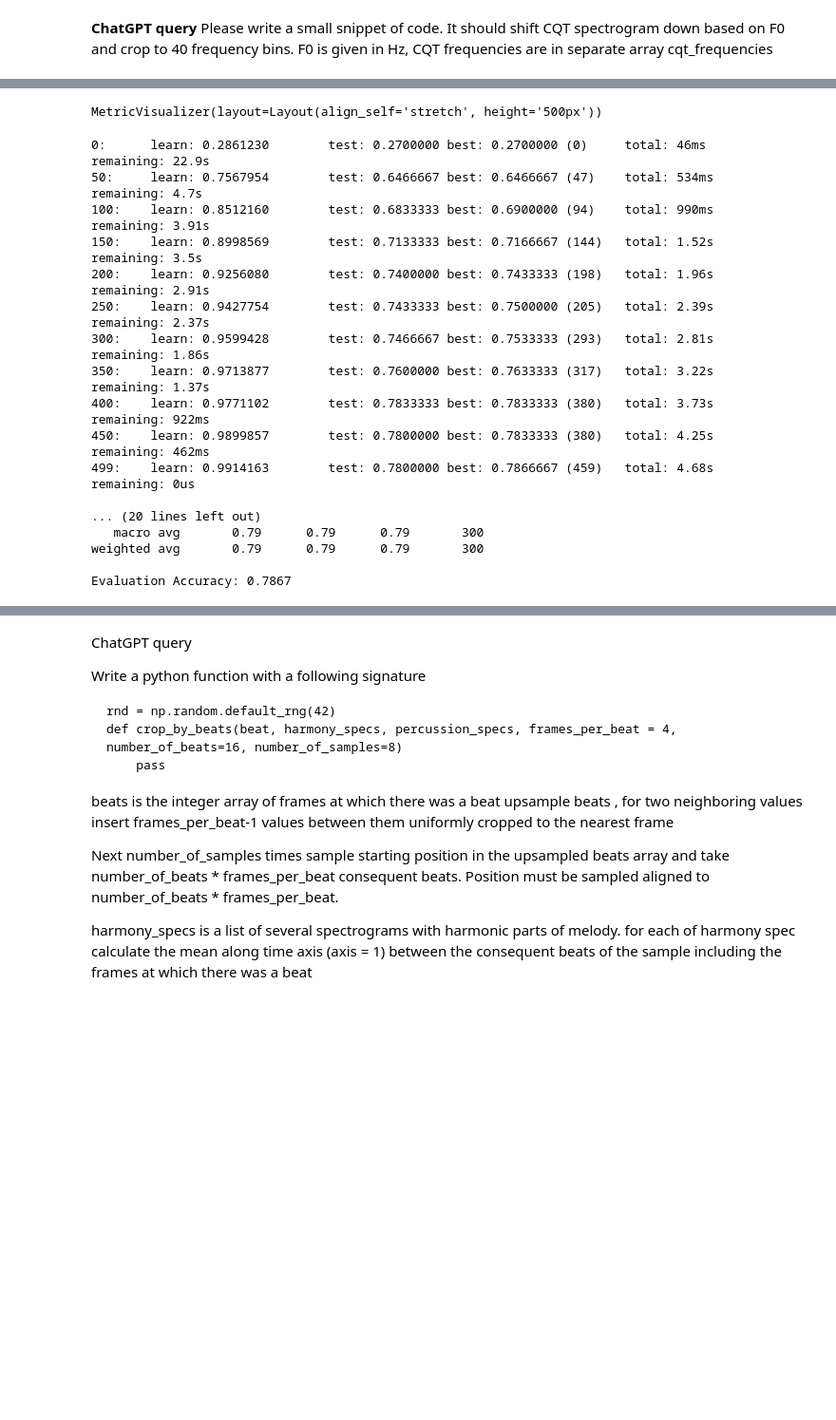
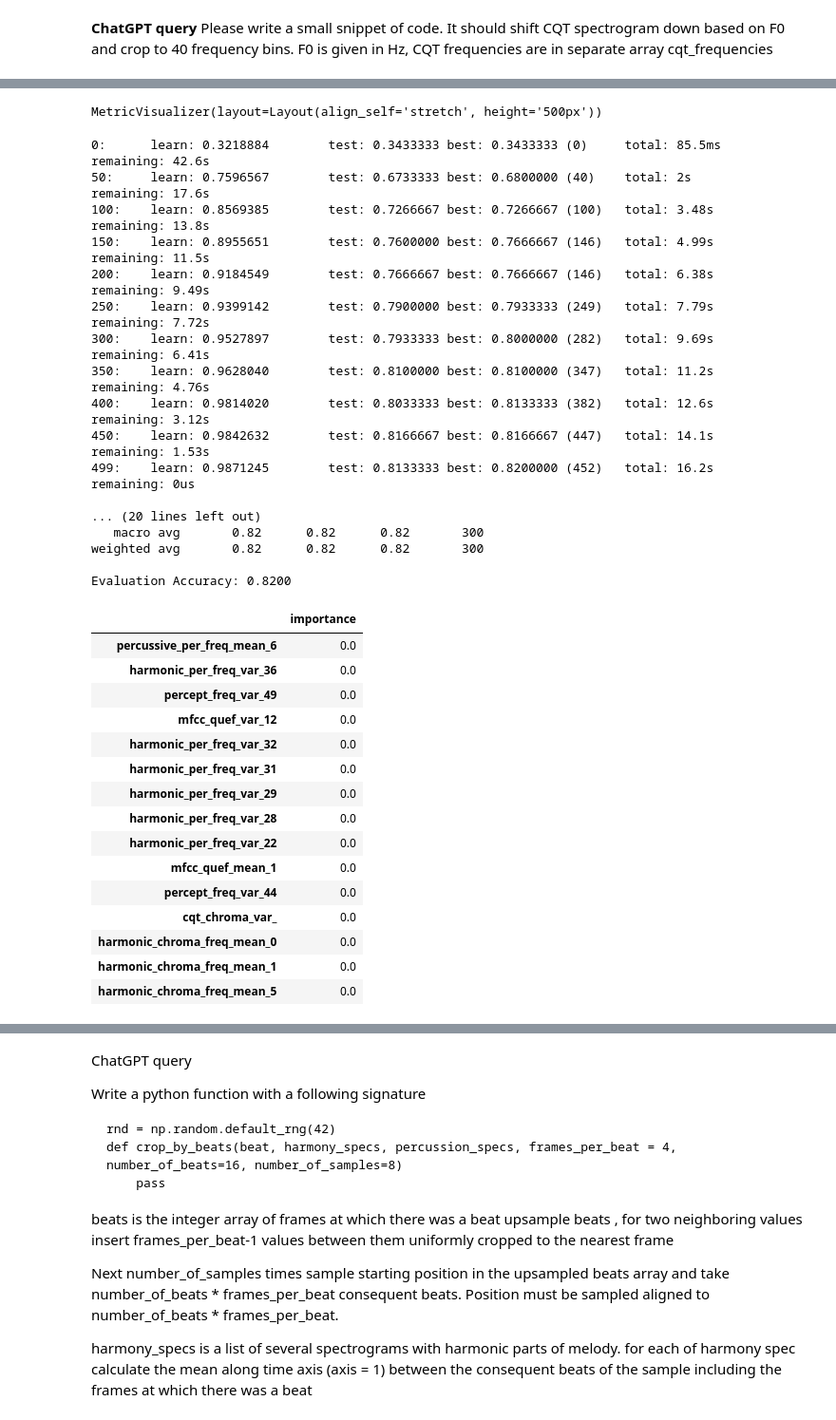
Before and after one commit to dmitrysluch/ariel-tds-music-genre, a Jupyter notebook: genre_detenction_ext.ipynb, the cells around one changed output, grey strips where cells are left out. Shown at 95% size. Cells and saved outputs as stored; diff of their text form; code cells hidden in the pictures; blank space fills up the shorter version.

```diff
--- a/genre_detenction_ext.ipynb
+++ b/genre_detenction_ext.ipynb
@@ -611,19 +690,20 @@ Extractor.register_sklearn_extractor('overtones_freq_var_svd',
 E_train.soft_extract()
 E_eval.soft_extract()
 # %%
-features = ['rms', 'bpm',
-    'cqt_per_freq_mean_svd', 'cqt_per_freq_var_svd',
-    'harmonic_per_freq_mean_svd', 'harmonic_per_freq_var_svd',
-    'percussive_per_freq_mean_svd', 'percussive_per_freq_var_svd',
+features = ['bpm',
+    'cqt_per_freq_mean', 'cqt_per_freq_var',
+    'harmonic_per_freq_mean', 'harmonic_per_freq_var',
+    'percussive_per_freq_mean', 'percussive_per_freq_var',
     'mfcc_quef_mean', 'mfcc_quef_var',
     'cqt_spectral_centroid_mean', 'cqt_spectral_centroid_var',
     'cqt_chroma_mean', 'cqt_chroma_var',
     'harmonic_chroma_freq_mean', 'harmonic_chroma_freq_var',
     'cqt_rolloff_mean', 'cqt_rolloff_var',
     'cqt_bandwidth_mean', 'cqt_bandwidth_var',
-    'percept_freq_mean_svd', 'percept_freq_var_svd',
-    'voiced_f0_mean', 'f0_var',
-    'overtones_freq_mean_svd', 'overtones_freq_var_svd']
+    'percept_freq_mean', 'percept_freq_var',
+    'stft_chroma_mean', 'stft_chroma_var',
+    'harmonic_mean',
+    ]
 
 model, acc = train_and_evaluate_catboost(
     idx_eval=E_eval.get_features(['idx'])[:,0],
@@ -634,23 +714,46 @@ model, acc = train_and_evaluate_catboost(
 )
 # %% [output]
 MetricVisualizer(layout=Layout(align_self='stretch', height='500px'))
-0:      learn: 0.2861230        test: 0.2700000 best: 0.2700000 (0)     total: 46ms     remaining: 22.9s
-50:     learn: 0.7567954        test: 0.6466667 best: 0.6466667 (47)    total: 534ms    remaining: 4.7s
-100:    learn: 0.8512160        test: 0.6833333 best: 0.6900000 (94)    total: 990ms    remaining: 3.91s
-150:    learn: 0.8998569        test: 0.7133333 best: 0.7166667 (144)   total: 1.52s    remaining: 3.5s
-200:    learn: 0.9256080        test: 0.7400000 best: 0.7433333 (198)   total: 1.96s    remaining: 2.91s
-250:    learn: 0.9427754        test: 0.7433333 best: 0.7500000 (205)   total: 2.39s    remaining: 2.37s
-300:    learn: 0.9599428        test: 0.7466667 best: 0.7533333 (293)   total: 2.81s    remaining: 1.86s
-350:    learn: 0.9713877        test: 0.7600000 best: 0.7633333 (317)   total: 3.22s    remaining: 1.37s
-400:    learn: 0.9771102        test: 0.7833333 best: 0.7833333 (380)   total: 3.73s    remaining: 922ms
-450:    learn: 0.9899857        test: 0.7800000 best: 0.7833333 (380)   total: 4.25s    remaining: 462ms
-499:    learn: 0.9914163        test: 0.7800000 best: 0.7866667 (459)   total: 4.68s    remaining: 0us
+0:      learn: 0.3218884        test: 0.3433333 best: 0.3433333 (0)     total: 85.5ms   remaining: 42.6s
+50:     learn: 0.7596567        test: 0.6733333 best: 0.6800000 (40)    total: 2s       remaining: 17.6s
+100:    learn: 0.8569385        test: 0.7266667 best: 0.7266667 (100)   total: 3.48s    remaining: 13.8s
+150:    learn: 0.8955651        test: 0.7600000 best: 0.7666667 (146)   total: 4.99s    remaining: 11.5s
+200:    learn: 0.9184549        test: 0.7666667 best: 0.7666667 (146)   total: 6.38s    remaining: 9.49s
+250:    learn: 0.9399142        test: 0.7900000 best: 0.7933333 (249)   total: 7.79s    remaining: 7.72s
+300:    learn: 0.9527897        test: 0.7933333 best: 0.8000000 (282)   total: 9.69s    remaining: 6.41s
+350:    learn: 0.9628040        test: 0.8100000 best: 0.8100000 (347)   total: 11.2s    remaining: 4.76s
+400:    learn: 0.9814020        test: 0.8033333 best: 0.8133333 (382)   total: 12.6s    remaining: 3.12s
+450:    learn: 0.9842632        test: 0.8166667 best: 0.8166667 (447)   total: 14.1s    remaining: 1.53s
+499:    learn: 0.9871245        test: 0.8133333 best: 0.8200000 (452)   total: 16.2s    remaining: 0us
 
 ... (20 lines left out)
-   macro avg       0.79      0.79      0.79       300
-weighted avg       0.79      0.79      0.79       300
+   macro avg       0.82      0.82      0.82       300
+weighted avg       0.82      0.82      0.82       300
 
-Evaluation Accuracy: 0.7867
+Evaluation Accuracy: 0.8200
+# %%
+pd.DataFrame(
+    data=model.feature_importances_,
+    index=E_train.get_feature_names_vector(features),
+    columns=['importance']
+).sort_values(by='importance', ascending=True).head(15)
+# %% [output]
+|  | importance |
+| percussive_per_freq_mean_6 | 0.0 |
+| harmonic_per_freq_var_36 | 0.0 |
+| percept_freq_var_49 | 0.0 |
+| mfcc_quef_var_12 | 0.0 |
+| harmonic_per_freq_var_32 | 0.0 |
+| harmonic_per_freq_var_31 | 0.0 |
+| harmonic_per_freq_var_29 | 0.0 |
+| harmonic_per_freq_var_28 | 0.0 |
+| harmonic_per_freq_var_22 | 0.0 |
+| mfcc_quef_mean_1 | 0.0 |
+| percept_freq_var_44 | 0.0 |
+| cqt_chroma_var_ | 0.0 |
+| harmonic_chroma_freq_mean_0 | 0.0 |
+| harmonic_chroma_freq_mean_1 | 0.0 |
+| harmonic_chroma_freq_mean_5 | 0.0 |
 # %%
 features = ['stats', 'rms', 'bpm',
     'cqt_per_freq_mean_svd', 'cqt_per_freq_var_svd',
```
Also changed, not shown: parts of 37 cells of this notebook, 1 other file.
